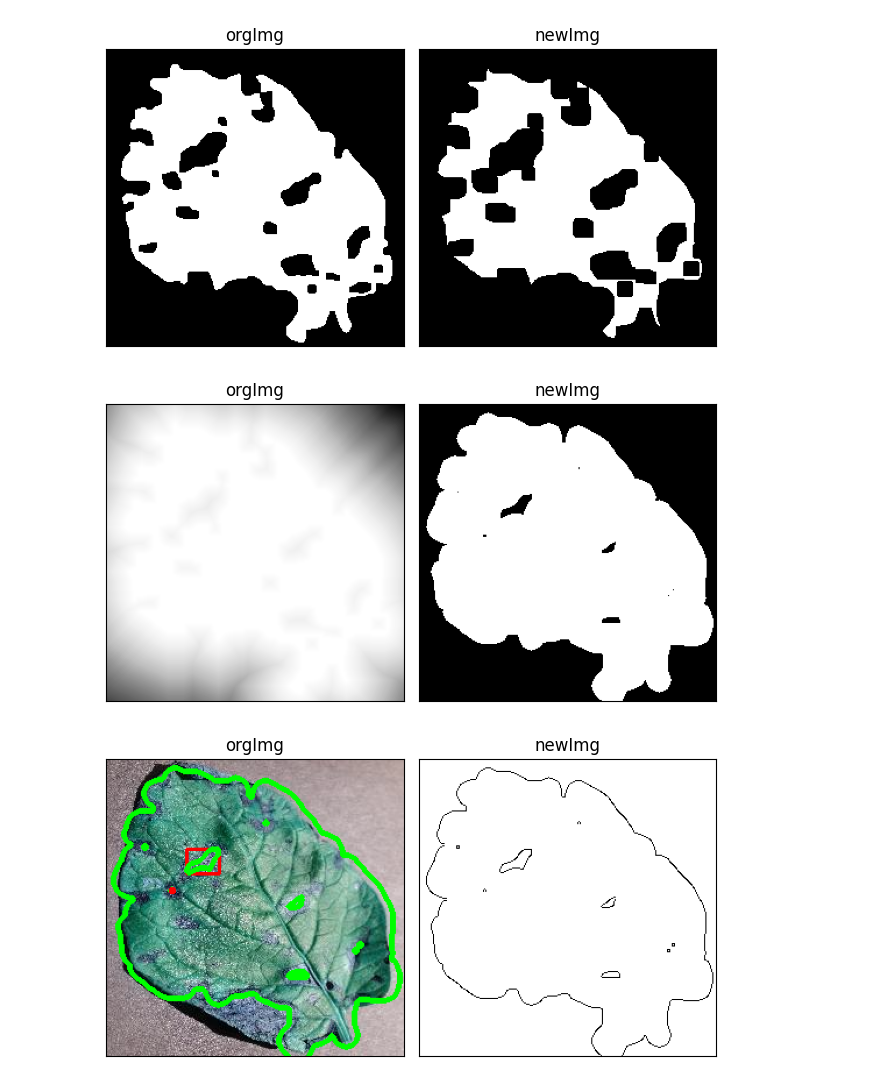
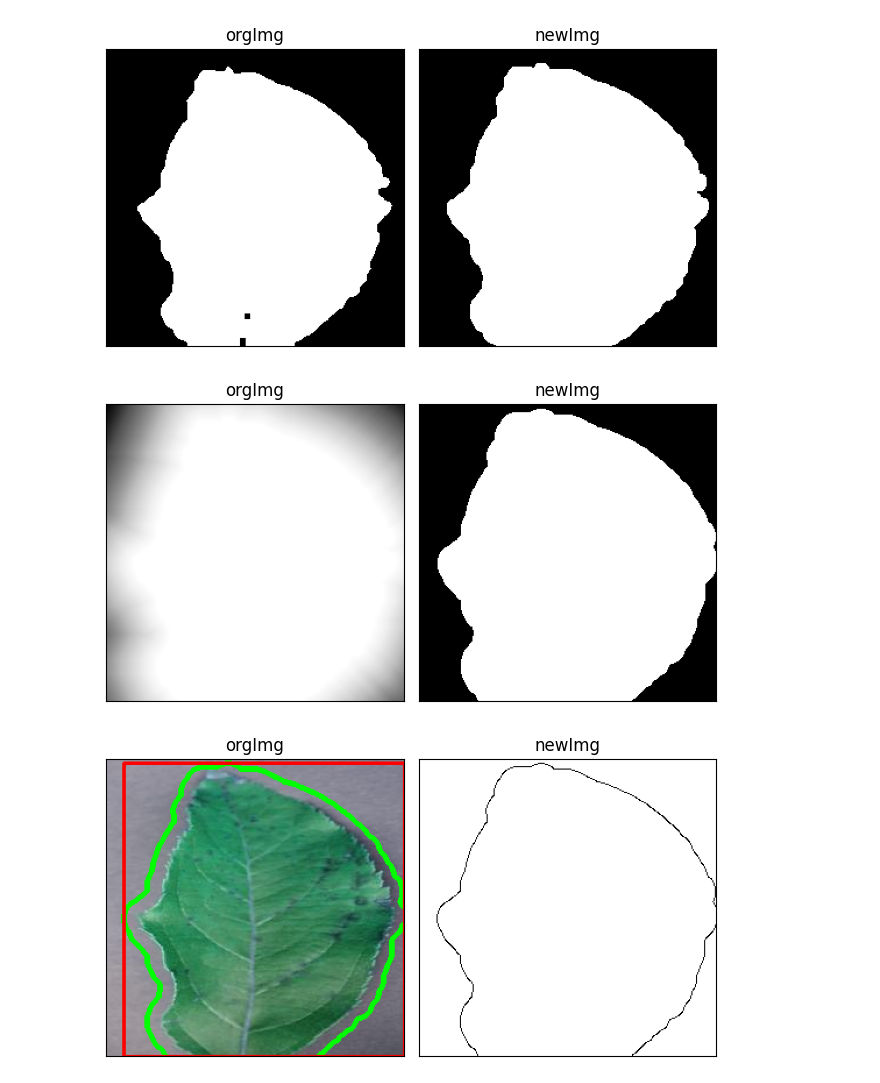
Before and after one commit to ugly-custard/GIS-farm-planner, a Jupyter notebook: server/leaf_segmentation.ipynb, the cells around one changed output. Drawn from its saved outputs; the diff is of its cells as text; code cells hidden in the pictures.

```diff
--- a/server/leaf_segmentation.ipynb
+++ b/server/leaf_segmentation.ipynb
@@ -48,8 +48,11 @@ def show2G(org, new):
     plt.show()
 # %%
 # img = cv2.imread('diseasePrediction/test_data/AppleCedarRust2.jpg')
+# img = cv2.imread('diseasePrediction/test_data/AppleCedarRust3.JPG')
 # img = cv2.imread('diseasePrediction/test_data/AppleScab1.jpg')
-img = cv2.imread('diseasePrediction/test_data/PotatoEarlyBlight1.jpg')
+# img = cv2.imread('diseasePrediction/test_data/PotatoHealthy1.JPG')
+# img = cv2.imread('diseasePrediction/test_data/TomatoHealthy2.JPG')
+img = cv2.imread('diseasePrediction/test_data/AppleScab1.jpg')
 # %%
 plt.imshow(cv2.cvtColor(img, cv2.COLOR_BGR2RGB))
 plt.xticks([])
@@ -78,24 +81,24 @@ show2G(grey, thresh)
 # %%
 kernel = np.ones((3, 3), np.uint8)
 opening = cv2.morphologyEx(thresh, cv2.MORPH_OPEN, kernel, iterations=2)
-sure_bg = cv2.dilate(opening, kernel, iterations=3)
+sure_bg = cv2.erode(opening, kernel, iterations=3)
 show2G(opening, sure_bg)
 
 dist_transform = cv2.distanceTransform(sure_bg, cv2.DIST_L2, 3)
 ret, sure_fg = cv2.threshold(dist_transform, 0.1*dist_transform.max(), 255, 0)
 show2G(dist_transform, sure_fg)
 # %% [output]
-[figure, old version]
+[figure, new version]
-[figure, old version]
+[figure, new version]
 # %%
 edges = cv2.Canny(np.uint8(sure_fg), 50, 100)
 contours, hierarchy = cv2.findContours(edges, cv2.RETR_EXTERNAL, cv2.CHAIN_APPROX_NONE)
 cv2.drawContours(img, contours, -1, (0, 255, 0), 3)
-#c = max(contours, key = cv2.contourArea)
-c = min(contours, key=cv2.contourArea)
+c = max(contours, key = cv2.contourArea)
+#c = min(contours, key=cv2.contourArea)
 x,y,w,h = cv2.boundingRect(c)
 
 cv2.rectangle(img,(x,y),(x+w,y+h),(255,0,0),2)
 show1G(img, edges)
 # %% [output]
-[figure, old version]
+[figure, new version]
```
Also changed, not shown: parts of 3 cells of this notebook, 10 other files.
